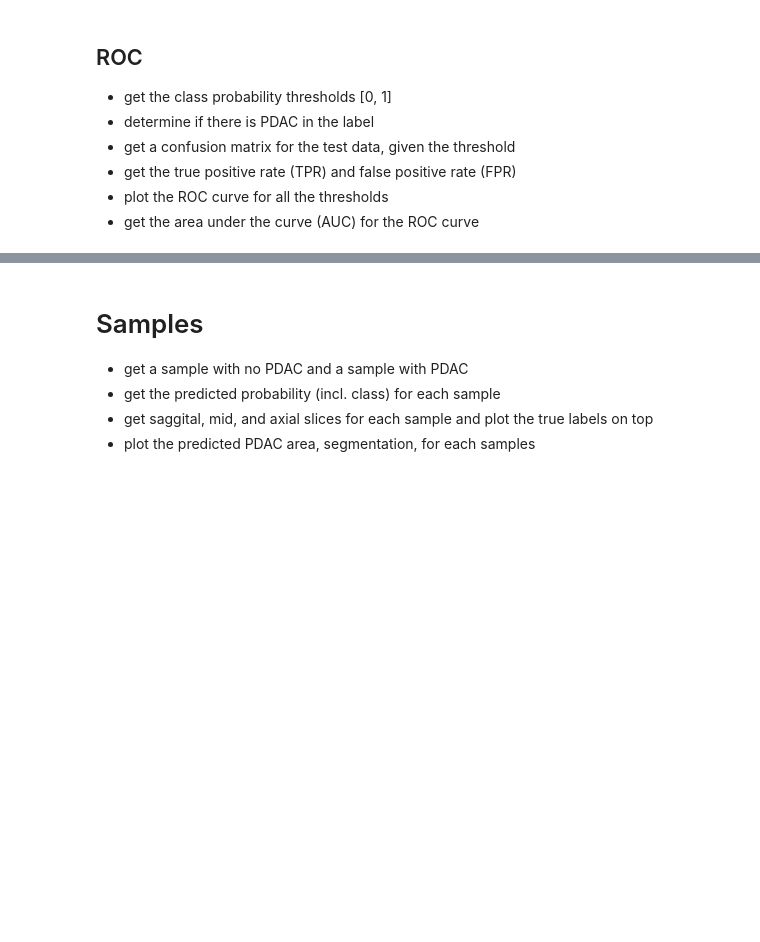
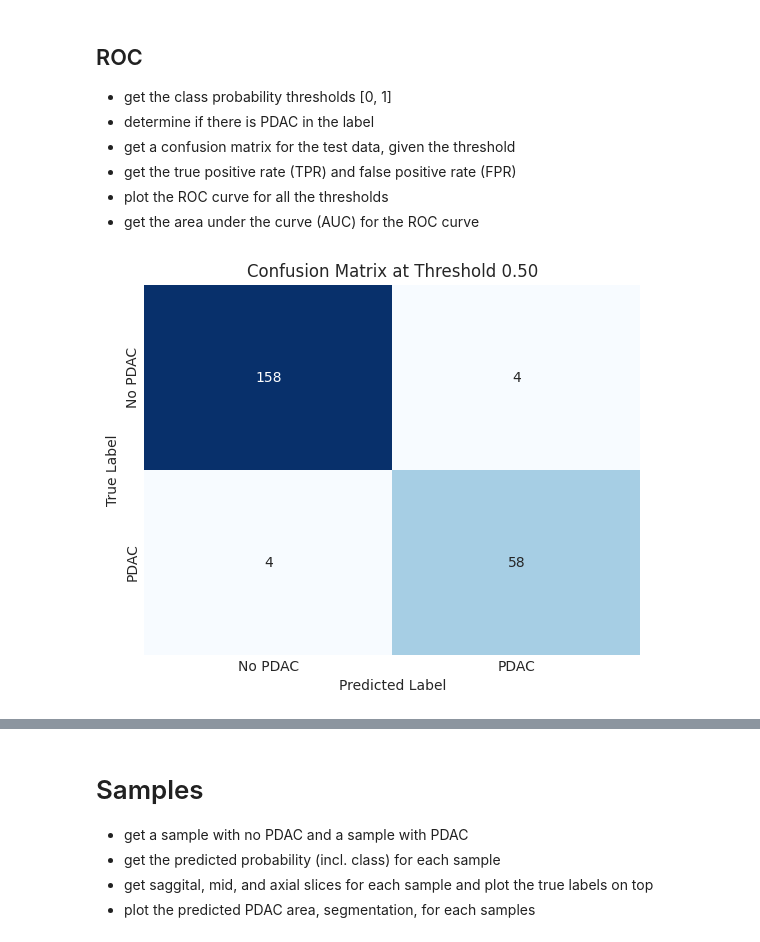
Before and after one commit to mirklys/PDAC_Detection_forked, a Jupyter notebook: test_model.ipynb, the cells around one changed output, grey strips where cells are left out. Cells and saved outputs as stored; diff of their text form; code cells hidden in the pictures; blank space fills up the shorter version.

```diff
--- a/test_model.ipynb
+++ b/test_model.ipynb
@@ -215,0 +202,43 @@ np.unique([contains_pdac_lession(tl) for tl in true_labels], return_counts=True)
+# %%
+# save distributions as json
+with open("label_distributions.json", "w") as f:
+    json.dump(label_distributions, f)
+# %%
+with open("label_distributions.json", "r") as f:
+    label_distributions = json.load(f)
+# %%
+def get_cm_for_threshold(threshold: float) -> np.ndarray:
+    cm = np.zeros((2, 2), dtype=int)
+    for label, distribution in label_distributions.items():
+        pdac_score = (
+            predicted_pdac_scores.filter(pl.col("id") == label[:-7]+"_0000")
+            .get_column("pdac_likelihood")
+            .to_numpy()[0]
+        )
+        true_label = distribution.get(PDAC_LABEL, 0) > 0
+        predicted_label = pdac_score > threshold
+        cm[int(true_label), int(predicted_label)] += 1
+
+    return cm
+# %%
+def plot_cm(threshold: float):
+    cm = get_cm_for_threshold(threshold)
+    fig, ax = plt.subplots()
+    sns.heatmap(
+        cm,
+        annot=True,
+        fmt="d",
+        cmap="Blues",
+        cbar=False,
+        xticklabels=["No PDAC", "PDAC"],
+        yticklabels=["No PDAC", "PDAC"],
+        ax=ax,
+    )
+    ax.set_xlabel("Predicted Label")
+    ax.set_ylabel("True Label")
+    ax.set_title(f"Confusion Matrix at Threshold {threshold:.2f}")
+    plt.show()
+# %%
+plot_cm(0.5)
+# %% [output]
+[figure, added]
```
Also changed, not shown: parts of 42 cells of this notebook, 4 other files.
